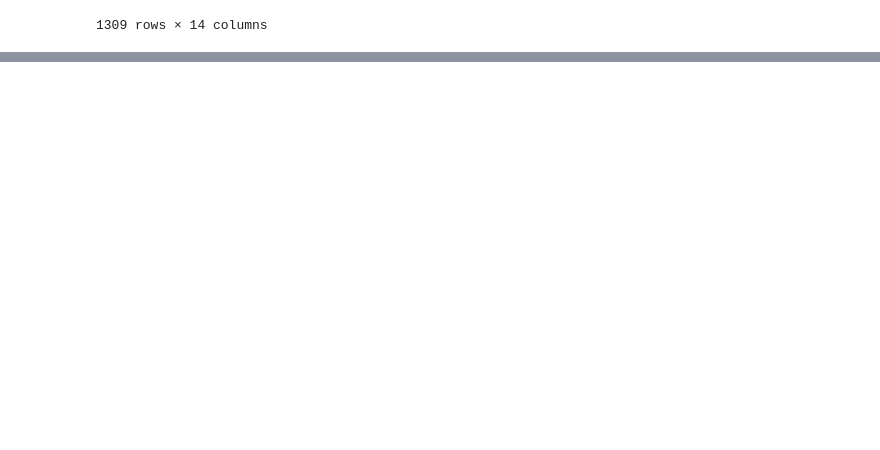
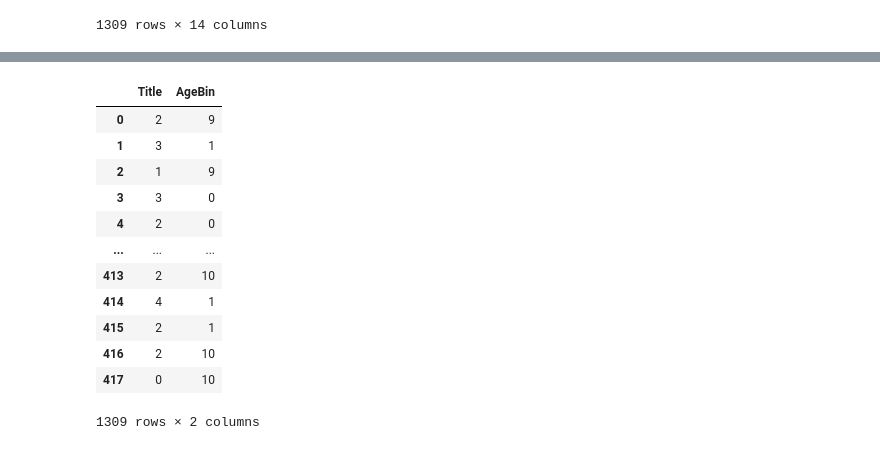
Before and after one commit to syt73/python, a Jupyter notebook: pythonbasic12_Machine_Learning_타이타닉2.ipynb, the cells around one changed output, grey strips where cells are left out. Drawn from its saved outputs; the diff is of its cells as text; code cells hidden in the pictures; blank space fills up the shorter version.

```diff
--- a/pythonbasic12_Machine_Learning_타이타닉2.ipynb
+++ b/pythonbasic12_Machine_Learning_타이타닉2.ipynb
@@ -169,5 +169,5 @@ data
 # %%
 # Title 열을 만들었으므로 필요 없어진 name 열은 삭제한다.
 
-data= data.drop('Name', axis=1)
-data
+# data= data.drop('Name', axis=1)
+# data
@@ -187,0 +174,7 @@ data
+# %%
+# 나이대
+
+bins = [0, 4, 8, 12, 16, 32, 36, 48, 56, 64, 100]
+labels = ['Infant','Child1','Chind2','Youth1','Youth2','Adult1','Adult2','Middle Aged','Senior','Elderly']
+
+data['AgeBin'] = pd.cut(data['Age'], bins=bins, labels=labels)
@@ -187,0 +220,28 @@ data
+# %%
+# 레이블 인코딩 label Encoding
+
+# 문자열 데이터로 이루어진 Title, AgeBin 을 숫자로 레이블로 바꿔주어야만 머신 러닝을 돌릴 수 있다.
+
+from sklearn.preprocessing import LabelEncoder
+
+for col in ['Title','AgeBin']:
+  encoder = LabelEncoder()
+  data[col] = encoder.fit_transform(data[col])
+
+data.loc[:,['Title','AgeBin']]
+
+# 각 열에 속하는 범주의 개수만큼 숫자레이블로 변환해 준다.
+# %% [output]
+|  | Title | AgeBin |
+| 0 | 2 | 9 |
+| 1 | 3 | 1 |
+| 2 | 1 | 9 |
+| 3 | 3 | 0 |
+| 4 | 2 | 0 |
+| ... | ... | ... |
+| 413 | 2 | 10 |
+| 414 | 4 | 1 |
+| 415 | 2 | 1 |
+| 416 | 2 | 10 |
+| 417 | 0 | 10 |
+1309 rows × 2 columns
```
Also changed, not shown: parts of 13 cells of this notebook.
